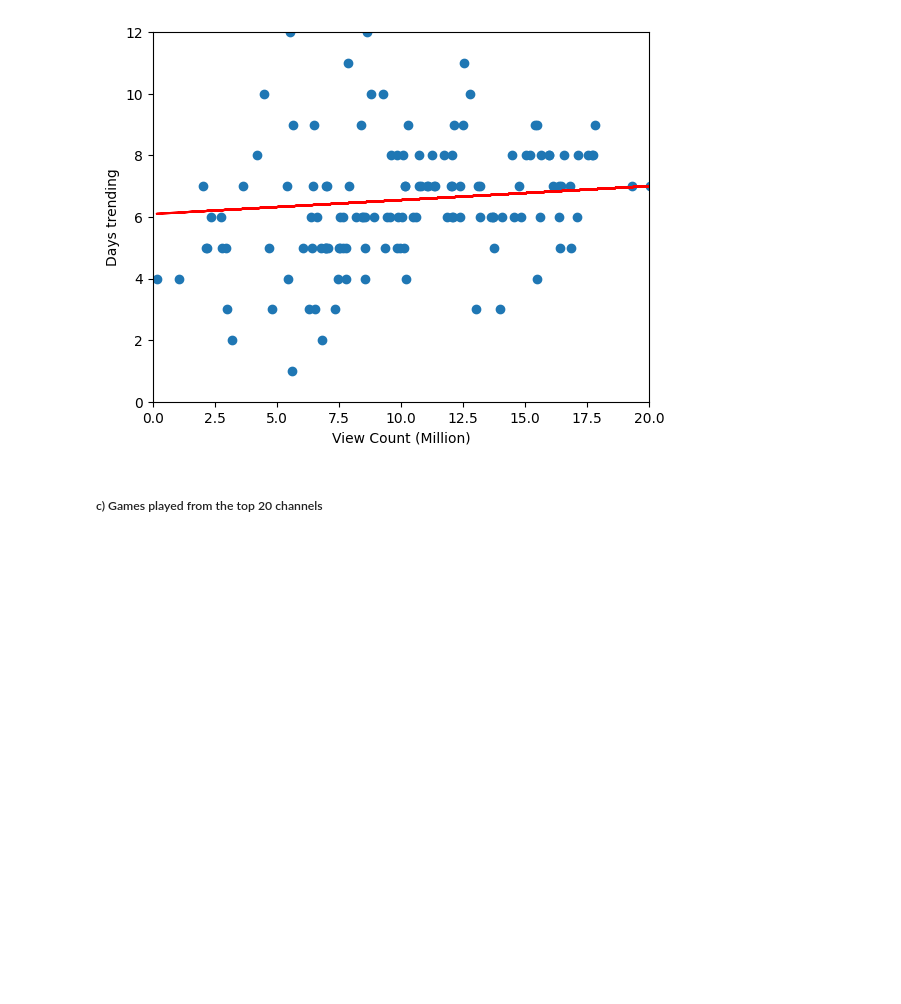
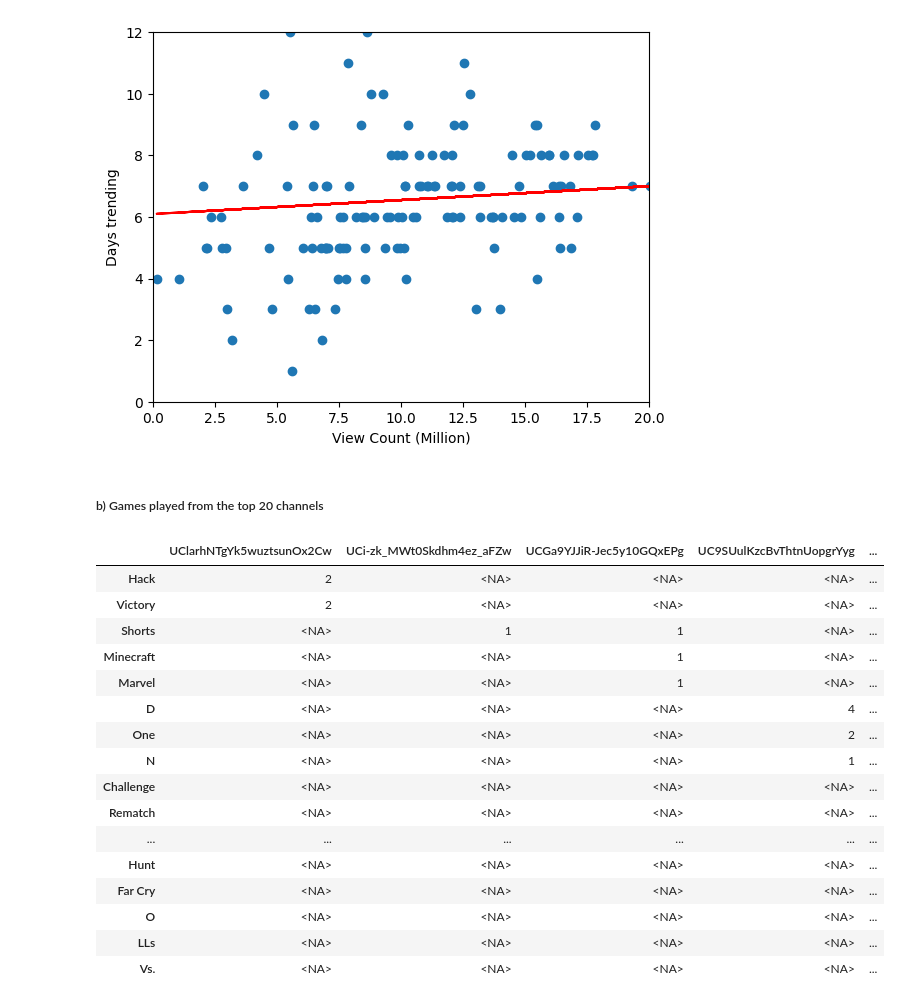
Before and after one commit to xPrinny/ProgramFundiesDataAnalyzers, a Jupyter notebook: notebooks/readData.ipynb, the cells around one changed output. Saved outputs shown, nothing was run; the diff lists cells and outputs as text; code cells hidden in the pictures; blank space fills up the shorter version.

```diff
--- a/notebooks/readData.ipynb
+++ b/notebooks/readData.ipynb
@@ -343,4 +408,4 @@ plt.show()
 # %% [output]
 [figure]
 # %% [markdown]
-##### c) Games played from the top 20 channels
+##### b) Games played from the top 20 channels
@@ -346,0 +453,32 @@ plt.show()
+# %%
+# New dataframe for game names based from each channel
+altGameCount = pd.DataFrame([], dtype='float64')
+
+for channelIdList in altGameListInChannel:
+    combinedList = []
+    for combinedGameList in altGameListInChannel[channelIdList]:
+        for listItems in combinedGameList:
+            combinedList.append(listItems)
+    altCounts = pd.Series(combinedList, name=channelIdList, dtype='string').value_counts().to_frame()
+
+    altGameCount = pd.concat([altGameCount, altCounts], axis=1)
+
+altGameCount
+# %% [output]
+|  | UClarhNTgYk5wuztsunOx2Cw | UCi-zk_MWt0Skdhm4ez_aFZw | UCGa9YJJiR-Jec5y10GQxEPg | UC9SUulKzcBvThtnUopgrYyg | ... |
+| Hack | 2 | <NA> | <NA> | <NA> | ... |
+| Victory | 2 | <NA> | <NA> | <NA> | ... |
+| Shorts | <NA> | 1 | 1 | <NA> | ... |
+| Minecraft | <NA> | <NA> | 1 | <NA> | ... |
+| Marvel | <NA> | <NA> | 1 | <NA> | ... |
+| D | <NA> | <NA> | <NA> | 4 | ... |
+| One | <NA> | <NA> | <NA> | 2 | ... |
+| N | <NA> | <NA> | <NA> | 1 | ... |
+| Challenge | <NA> | <NA> | <NA> | <NA> | ... |
+| Rematch | <NA> | <NA> | <NA> | <NA> | ... |
+| ... | ... | ... | ... | ... | ... |
+| Hunt | <NA> | <NA> | <NA> | <NA> | ... |
+| Far Cry | <NA> | <NA> | <NA> | <NA> | ... |
+| O | <NA> | <NA> | <NA> | <NA> | ... |
+| LLs | <NA> | <NA> | <NA> | <NA> | ... |
+| Vs. | <NA> | <NA> | <NA> | <NA> | ... |
```
Also changed, not shown: parts of 11 cells of this notebook.
